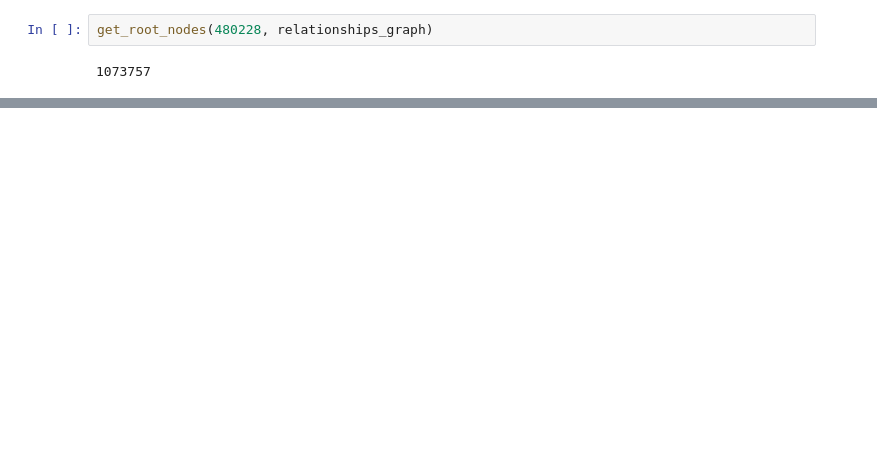
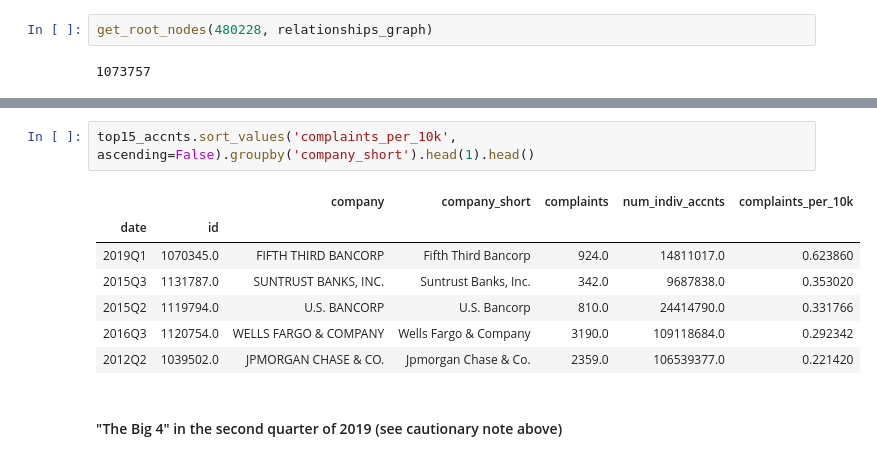
Before and after one commit to wyattpallen/QuickLooks, a Jupyter notebook: analyses/ConsumerComplaints/complaints.ipynb, the cells around one changed output, grey strips where cells are left out. Cells and saved outputs as stored; diff of their text form; blank space fills up the shorter version.

```diff
--- a/analyses/ConsumerComplaints/complaints.ipynb
+++ b/analyses/ConsumerComplaints/complaints.ipynb
@@ -382,0 +432,12 @@ parent_child_df.loc[('2019Q2', top15_accnts),:].sort_values('num_indiv_accnts',
+# %%
+top15_accnts.sort_values('complaints_per_10k', ascending=False).groupby('company_short').head(1).head()
+# %% [output]
+|  |  | company | company_short | complaints | num_indiv_accnts | complaints_per_10k |
+| date | id |  |  |  |  |  |
+| 2019Q1 | 1070345.0 | FIFTH THIRD BANCORP | Fifth Third Bancorp | 924.0 | 14811017.0 | 0.623860 |
+| 2015Q3 | 1131787.0 | SUNTRUST BANKS, INC. | Suntrust Banks, Inc. | 342.0 | 9687838.0 | 0.353020 |
+| 2015Q2 | 1119794.0 | U.S. BANCORP | U.S. Bancorp | 810.0 | 24414790.0 | 0.331766 |
+| 2016Q3 | 1120754.0 | WELLS FARGO & COMPANY | Wells Fargo & Company | 3190.0 | 109118684.0 | 0.292342 |
+| 2012Q2 | 1039502.0 | JPMORGAN CHASE & CO. | Jpmorgan Chase & Co. | 2359.0 | 106539377.0 | 0.221420 |
+# %% [markdown]
+#### "The Big 4" in the second quarter of 2019 (see cautionary note above)
```
Also changed, not shown: parts of 36 cells of this notebook.
